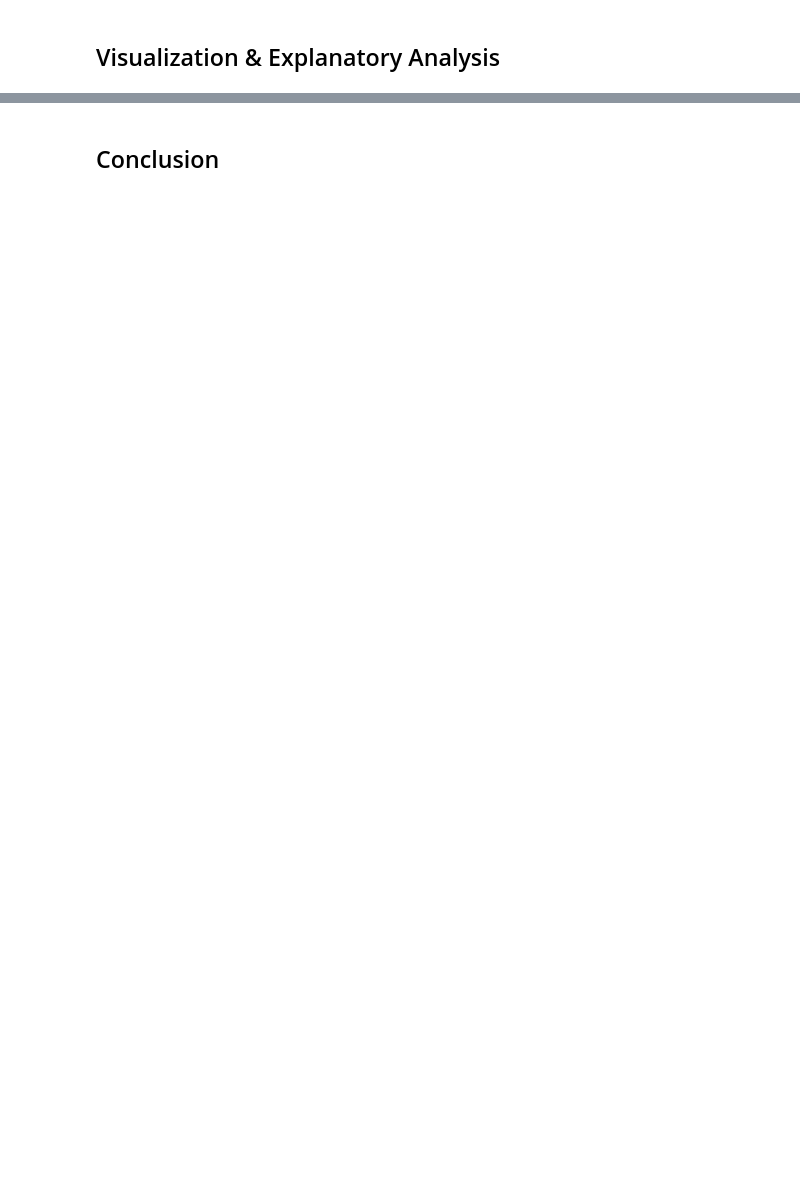
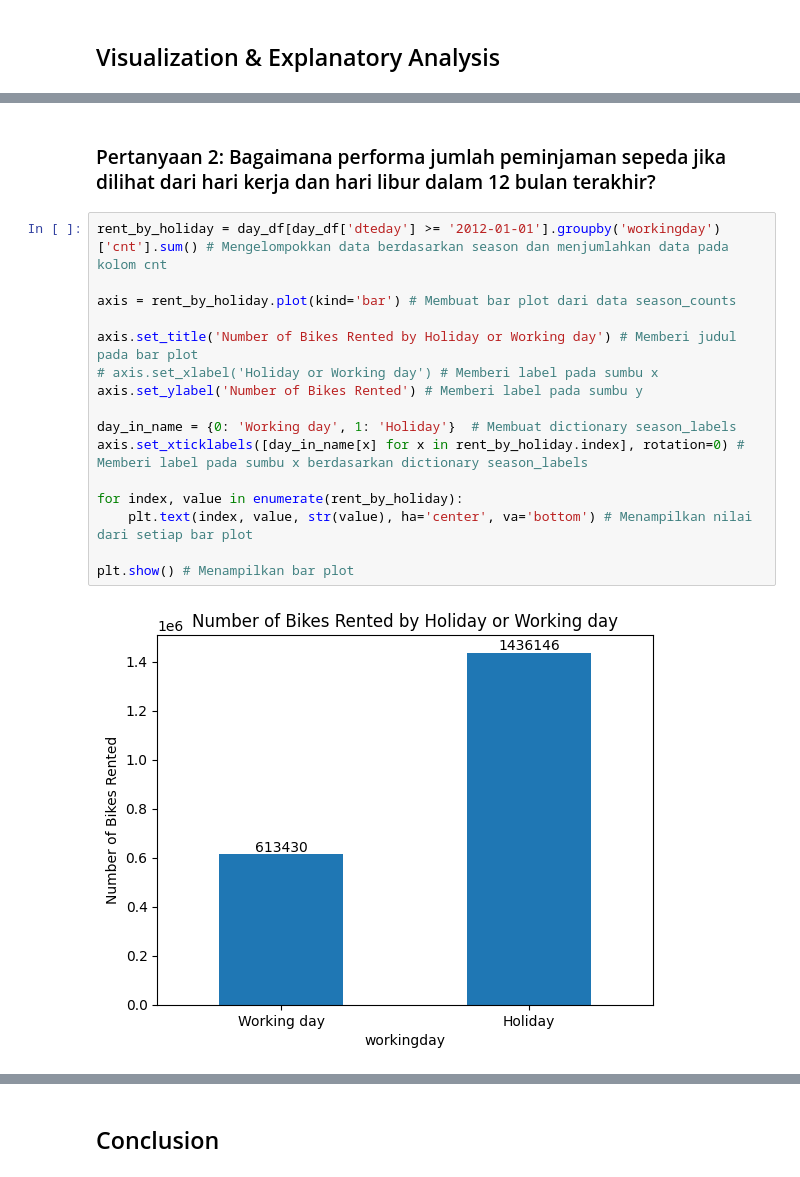
Before and after one commit to krisna31/bike-share-by-day-analysis, a Jupyter notebook: Bike_Share_by_Day_Analysis.ipynb, the cells around one changed output, grey strips where cells are left out. Drawn from its saved outputs; the diff is of its cells as text; blank space fills up the shorter version.

```diff
--- a/Bike_Share_by_Day_Analysis.ipynb
+++ b/Bike_Share_by_Day_Analysis.ipynb
@@ -32,0 +259,20 @@
+# %% [markdown]
+### Pertanyaan 2: Bagaimana performa jumlah peminjaman sepeda jika dilihat dari hari kerja dan hari libur dalam 12 bulan terakhir?
+# %%
+rent_by_holiday = day_df[day_df['dteday'] >= '2012-01-01'].groupby('workingday')['cnt'].sum() # Mengelompokkan data berdasarkan season dan menjumlahkan data pada kolom cnt
+
+axis = rent_by_holiday.plot(kind='bar') # Membuat bar plot dari data season_counts
+
+axis.set_title('Number of Bikes Rented by Holiday or Working day') # Memberi judul pada bar plot
+# axis.set_xlabel('Holiday or Working day') # Memberi label pada sumbu x
+axis.set_ylabel('Number of Bikes Rented') # Memberi label pada sumbu y
+
+day_in_name = {0: 'Working day', 1: 'Holiday'}  # Membuat dictionary season_labels
+axis.set_xticklabels([day_in_name[x] for x in rent_by_holiday.index], rotation=0) # Memberi label pada sumbu x berdasarkan dictionary season_labels
+
+for index, value in enumerate(rent_by_holiday):
+    plt.text(index, value, str(value), ha='center', va='bottom') # Menampilkan nilai dari setiap bar plot
+
+plt.show() # Menampilkan bar plot
+# %% [output]
+[figure, added]
```
Also changed, not shown: parts of 41 cells of this notebook, 1 other file.
